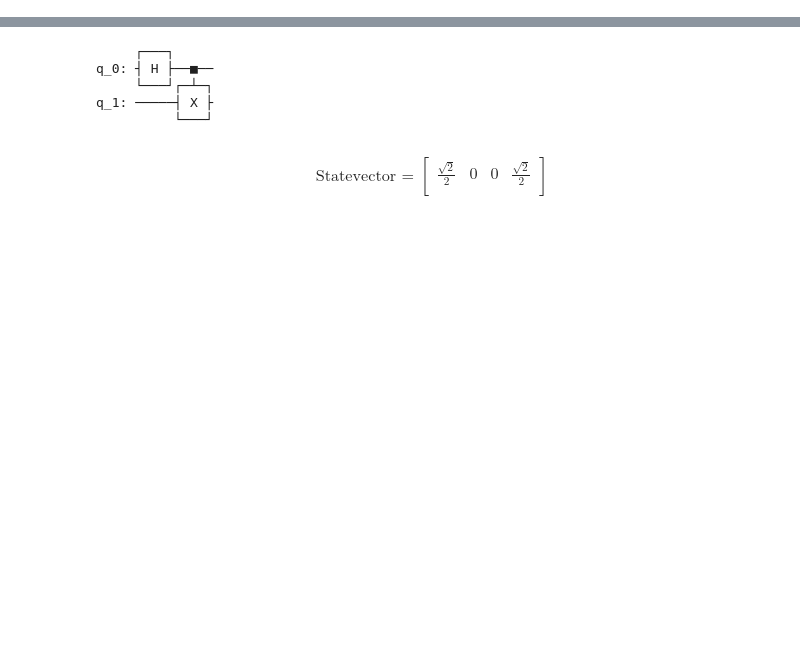
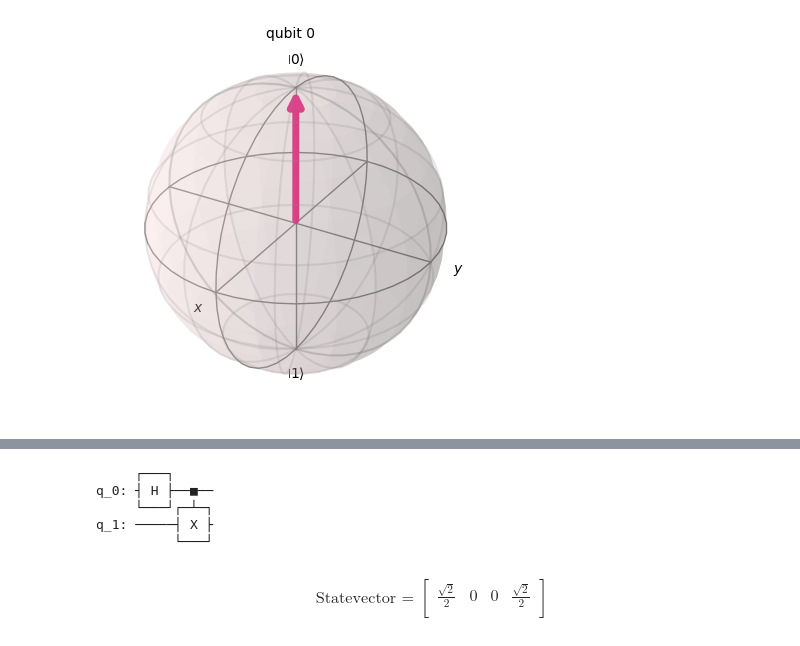
Before and after one commit to AlaricCheng/klass-workshop-hands-on, a Jupyter notebook: basics.ipynb, the cells around one changed output, grey strips where cells are left out. Saved outputs shown, nothing was run; the diff lists cells and outputs as text; code cells hidden in the pictures; blank space fills up the shorter version.

```diff
--- a/basics.ipynb
+++ b/basics.ipynb
@@ -73,0 +140,5 @@ plot_bloch_vector(coords, coord_type='spherical')
+# %%
+qc = QuantumCircuit(1) # initalize a single-qubit state to be |0>
+plot_bloch_multivector(Statevector(qc))
+# %% [output]
+[figure, added]
```
Also changed, not shown: parts of 56 cells of this notebook, 2 other files.
